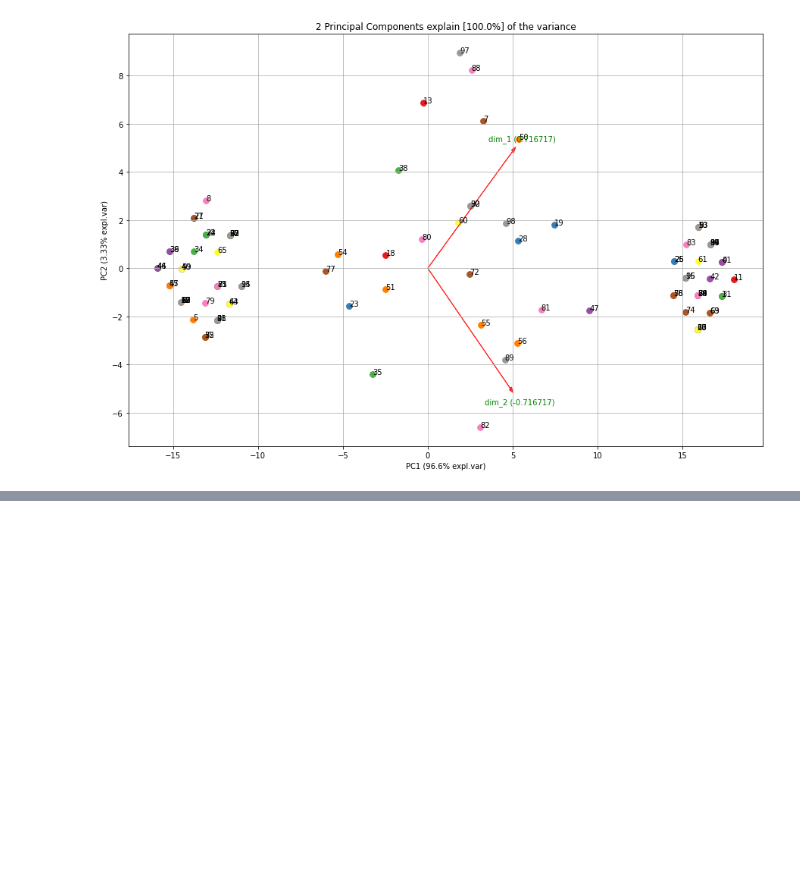
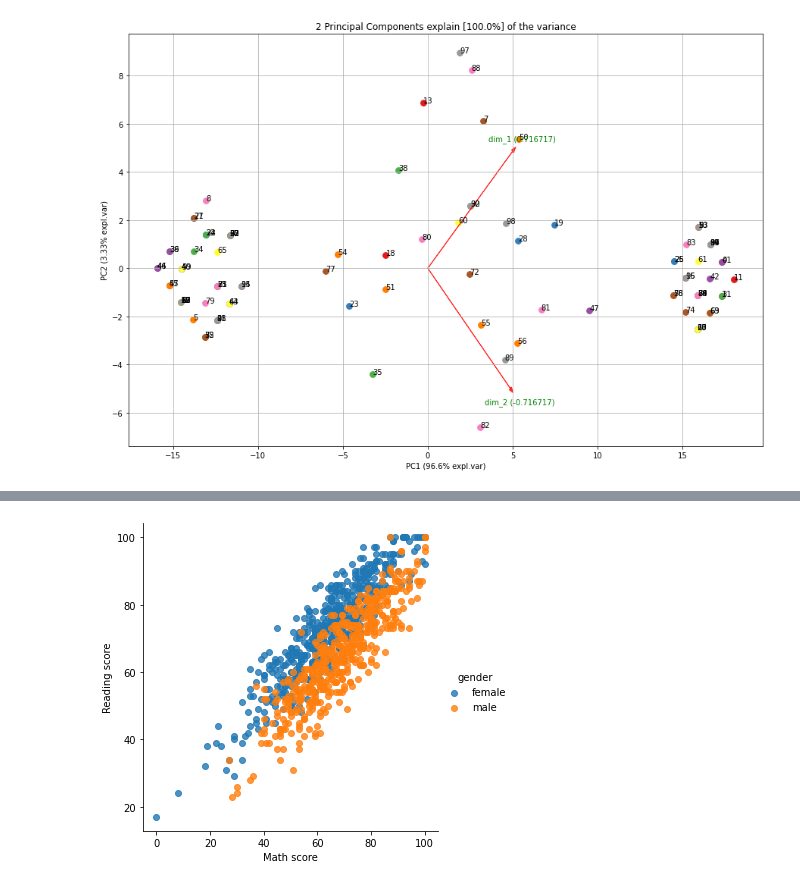
Before and after one commit to Stynic/train_ml_math, a Jupyter notebook: ml/low_level/module_1/notebook_1.ipynb, the cells around one changed output, grey strips where cells are left out. Cells and saved outputs as stored; diff of their text form; code cells hidden in the pictures; blank space fills up the shorter version.

```diff
--- a/ml/low_level/module_1/notebook_1.ipynb
+++ b/ml/low_level/module_1/notebook_1.ipynb
@@ -595,0 +706,14 @@ plt.show()
+# %%
+# scatter with the help of seaborn
+ax = sns.lmplot(x='math score',
+           y='reading score',
+           data=student_performance,
+           hue='gender',
+           fit_reg=False)
+# gender - varaible for gropby by variable - gender
+# fit_reg=False - disable linear regression
+ax.set_xlabels('Math score')
+ax.set_ylabels('Reading score')
+plt.show()
+# %% [output]
+[figure, added]
```
Also changed, not shown: parts of 28 cells of this notebook, 9 other files.
